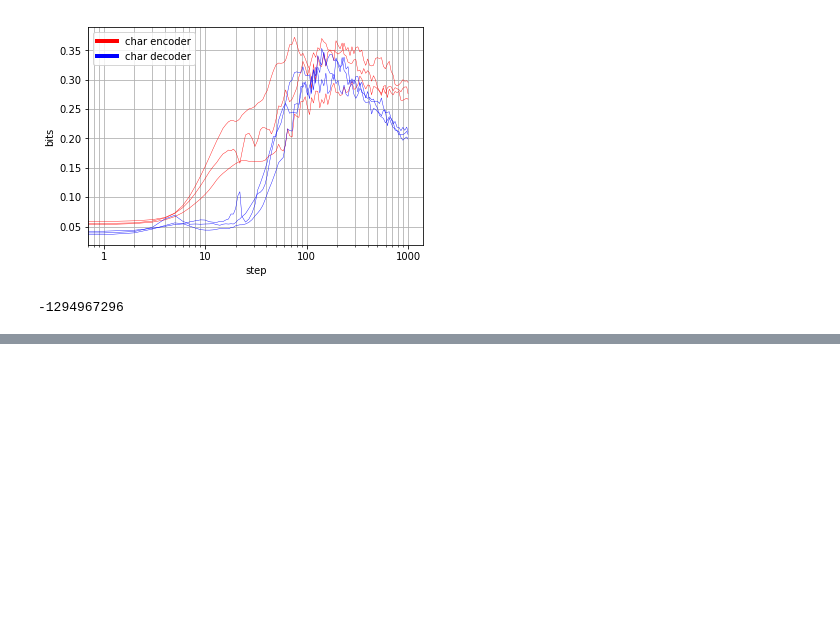
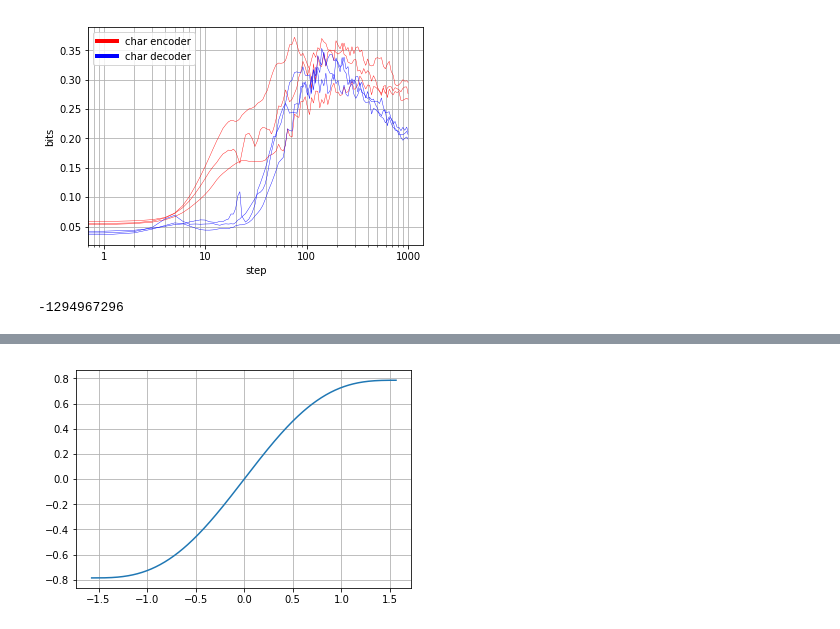
Before and after one commit to deeppavlov/h-elmo, a Jupyter notebook: main.ipynb, the cells around one changed output, grey strips where cells are left out. Cells and saved outputs as stored; diff of their text form; code cells hidden in the pictures; blank space fills up the shorter version.

```diff
--- a/main.ipynb
+++ b/main.ipynb
@@ -944,0 +1297,17 @@ for d in {0..2}; do for l in "${layers[@]}"; do python3 $SCRIPTS/hist2entropy.py
+# %%
+import math
+
+%matplotlib inline
+import matplotlib.pyplot as plt
+
+
+range_ = [-math.pi / 2, math.pi / 2]
+d = (range_[1] - range_[0]) / 400
+x = [range_[0] + d * i for i in range(400)]
+y = [0.5 * (xx + 0.5*math.sin(2*xx)) for xx in x]
+
+plt.plot(x, y)
+plt.grid()
+plt.show()
+# %% [output]
+[figure, added]
```
Also changed, not shown: parts of 9 cells of this notebook, 3 other files.
